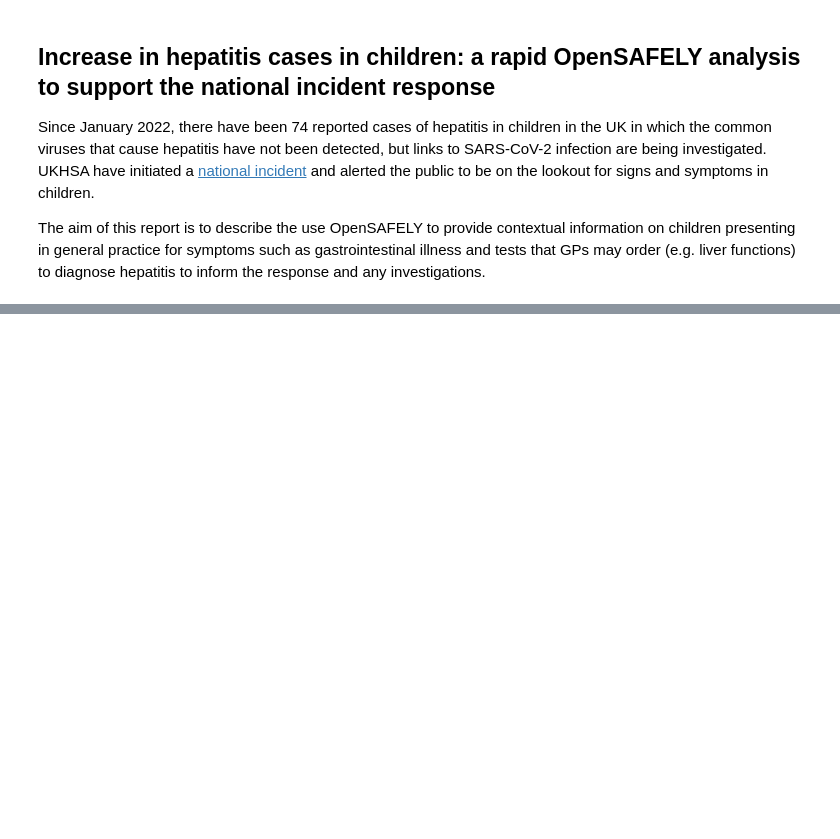
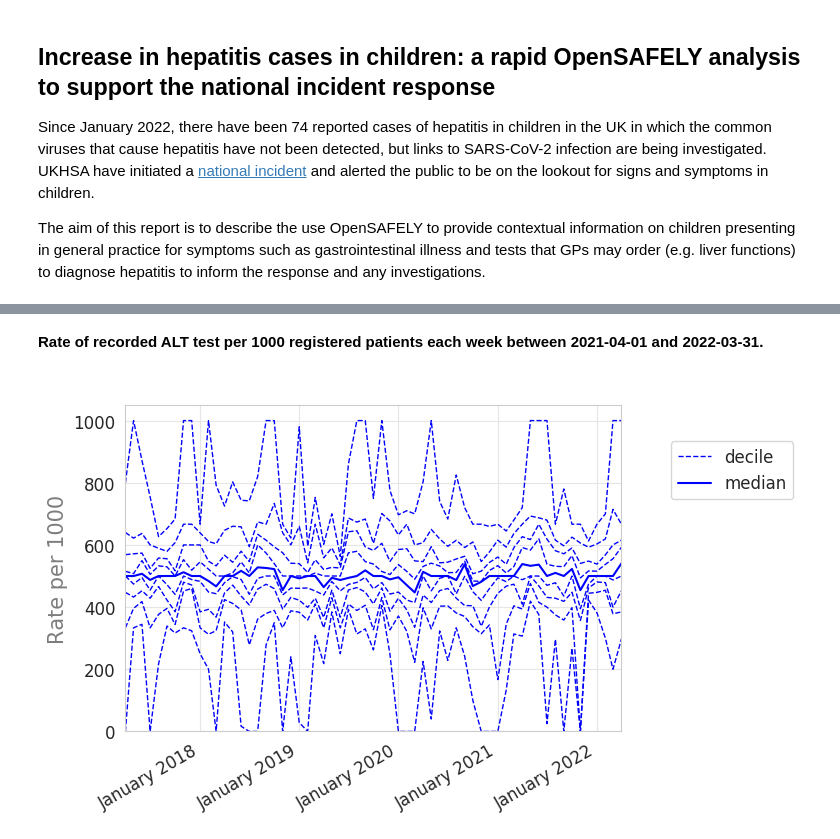
Before and after one commit to opensafely/hepatitis_in_children, a Jupyter notebook: analysis/report.ipynb, the cells around one changed output, grey strips where cells are left out. Saved outputs shown, nothing was run; the diff lists cells and outputs as text; code cells hidden in the pictures; blank space fills up the shorter version.

```diff
--- a/analysis/report.ipynb
+++ b/analysis/report.ipynb
@@ -28,0 +92,8 @@ Image(filename="../output/weekly/plot_alt.png")
+# %% [markdown]
+**Rate of recorded ALT test per 1000 registered patients each week between 2021-04-01 and 2022-03-31.**
+# %% [markdown]
+<a id="alt_rate_decile"></a>
+# %%
+Image(filename="../output/monthly/deciles_chart_alt.png")
+# %% [output]
+[figure, added]
```
Also changed, not shown: parts of 58 cells of this notebook.
